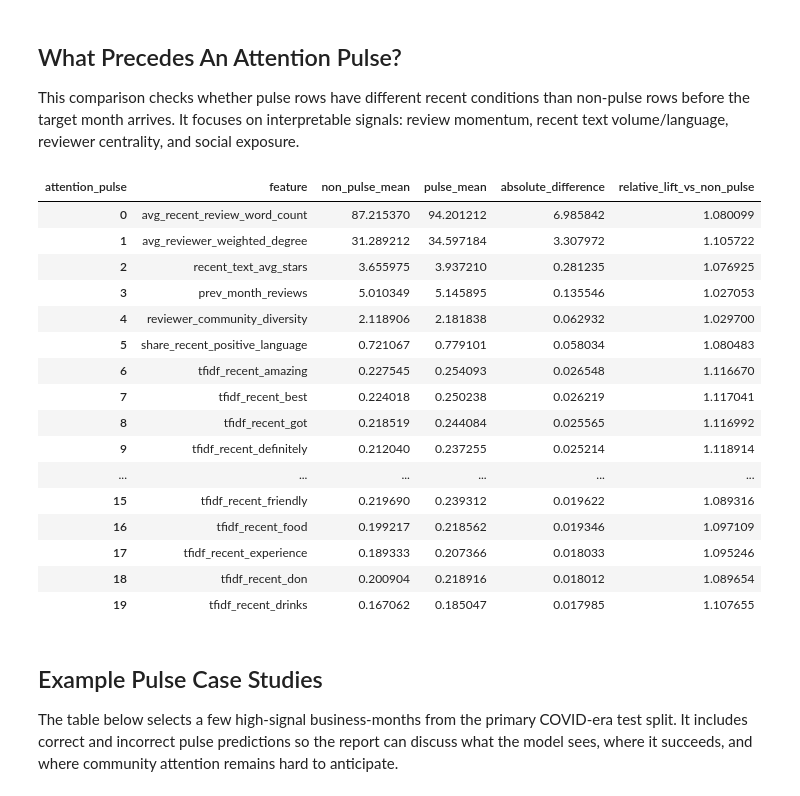
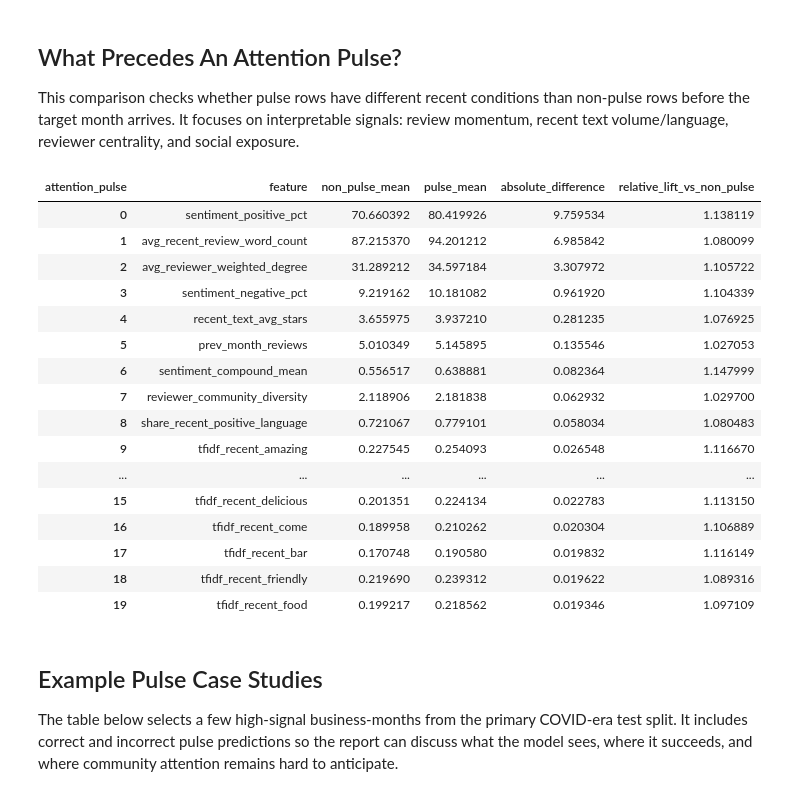
Before and after one commit to MehdiHellall/community-forecasting-yelp, a Jupyter notebook: notebooks/07_results_interpretation.ipynb, the cells around one changed output. Cells and saved outputs as stored; diff of their text form; code cells hidden in the pictures.

```diff
--- a/notebooks/07_results_interpretation.ipynb
+++ b/notebooks/07_results_interpretation.ipynb
@@ -251,49 +251,52 @@ pre_pulse_features = [
     "recent_text_review_count",
     "avg_recent_review_word_count",
     "share_recent_positive_language",
     "share_recent_negative_language",
     "recent_text_avg_stars",
+    "sentiment_compound_mean",
+    "sentiment_positive_pct",
+    "sentiment_negative_pct",
     "recent_reviewer_count",
     "avg_reviewer_weighted_degree",
     "max_reviewer_weighted_pagerank",
     "fraction_repeat_reviewers",
     "reviewer_community_diversity",
     "fraction_active_to_date_reviewers",
     "avg_reviewer_recency_months",
 ] + sorted([column for column in modeling.columns if column.startswith("tfidf_recent_")])[:20]
 
 available_pre_pulse_features = [feature for feature in pre_pulse_features if feature in modeling.columns]
 # Compare feature averages to identify conditions that tend to precede pulses.
 pulse_predecessor_summary = (
     modeling.groupby("attention_pulse")[available_pre_pulse_features]
     .mean()
     .T
     .rename(columns={0: "non_pulse_mean", 1: "pulse_mean"})
 )
 pulse_predecessor_summary["absolute_difference"] = pulse_predecessor_summary["pulse_mean"] - pulse_predecessor_summary["non_pulse_mean"]
 pulse_predecessor_summary["relative_lift_vs_non_pulse"] = pulse_predecessor_summary["pulse_mean"] / pulse_predecessor_summary["non_pulse_mean"].replace(0, np.nan)
 pulse_predecessor_summary = pulse_predecessor_summary.sort_values("absolute_difference", ascending=False)
 pulse_predecessor_summary_output = pulse_predecessor_summary.reset_index().rename(columns={"index": "feature"})
 pulse_predecessor_summary_output.to_csv(PULSE_PREDECESSOR_OUTPUT_PATH, index=False)
 pulse_predecessor_summary_output.head(20)
 # %% [output]
 | attention_pulse | feature | non_pulse_mean | pulse_mean | absolute_difference | relative_lift_vs_non_pulse |
-| 0 | avg_recent_review_word_count | 87.215370 | 94.201212 | 6.985842 | 1.080099 |
-| 1 | avg_reviewer_weighted_degree | 31.289212 | 34.597184 | 3.307972 | 1.105722 |
-| 2 | recent_text_avg_stars | 3.655975 | 3.937210 | 0.281235 | 1.076925 |
-| 3 | prev_month_reviews | 5.010349 | 5.145895 | 0.135546 | 1.027053 |
-| 4 | reviewer_community_diversity | 2.118906 | 2.181838 | 0.062932 | 1.029700 |
-| 5 | share_recent_positive_language | 0.721067 | 0.779101 | 0.058034 | 1.080483 |
-| 6 | tfidf_recent_amazing | 0.227545 | 0.254093 | 0.026548 | 1.116670 |
-| 7 | tfidf_recent_best | 0.224018 | 0.250238 | 0.026219 | 1.117041 |
-| 8 | tfidf_recent_got | 0.218519 | 0.244084 | 0.025565 | 1.116992 |
-| 9 | tfidf_recent_definitely | 0.212040 | 0.237255 | 0.025214 | 1.118914 |
+| 0 | sentiment_positive_pct | 70.660392 | 80.419926 | 9.759534 | 1.138119 |
+| 1 | avg_recent_review_word_count | 87.215370 | 94.201212 | 6.985842 | 1.080099 |
+| 2 | avg_reviewer_weighted_degree | 31.289212 | 34.597184 | 3.307972 | 1.105722 |
+| 3 | sentiment_negative_pct | 9.219162 | 10.181082 | 0.961920 | 1.104339 |
+| 4 | recent_text_avg_stars | 3.655975 | 3.937210 | 0.281235 | 1.076925 |
+| 5 | prev_month_reviews | 5.010349 | 5.145895 | 0.135546 | 1.027053 |
+| 6 | sentiment_compound_mean | 0.556517 | 0.638881 | 0.082364 | 1.147999 |
+| 7 | reviewer_community_diversity | 2.118906 | 2.181838 | 0.062932 | 1.029700 |
+| 8 | share_recent_positive_language | 0.721067 | 0.779101 | 0.058034 | 1.080483 |
+| 9 | tfidf_recent_amazing | 0.227545 | 0.254093 | 0.026548 | 1.116670 |
 | ... | ... | ... | ... | ... | ... |
-| 15 | tfidf_recent_friendly | 0.219690 | 0.239312 | 0.019622 | 1.089316 |
-| 16 | tfidf_recent_food | 0.199217 | 0.218562 | 0.019346 | 1.097109 |
-| 17 | tfidf_recent_experience | 0.189333 | 0.207366 | 0.018033 | 1.095246 |
-| 18 | tfidf_recent_don | 0.200904 | 0.218916 | 0.018012 | 1.089654 |
-| 19 | tfidf_recent_drinks | 0.167062 | 0.185047 | 0.017985 | 1.107655 |
+| 15 | tfidf_recent_delicious | 0.201351 | 0.224134 | 0.022783 | 1.113150 |
+| 16 | tfidf_recent_come | 0.189958 | 0.210262 | 0.020304 | 1.106889 |
+| 17 | tfidf_recent_bar | 0.170748 | 0.190580 | 0.019832 | 1.116149 |
+| 18 | tfidf_recent_friendly | 0.219690 | 0.239312 | 0.019622 | 1.089316 |
+| 19 | tfidf_recent_food | 0.199217 | 0.218562 | 0.019346 | 1.097109 |
 # %% [markdown]
 ## Example Pulse Case Studies
 
```
Also changed, not shown: parts of 8 cells of this notebook, 26 other files.
